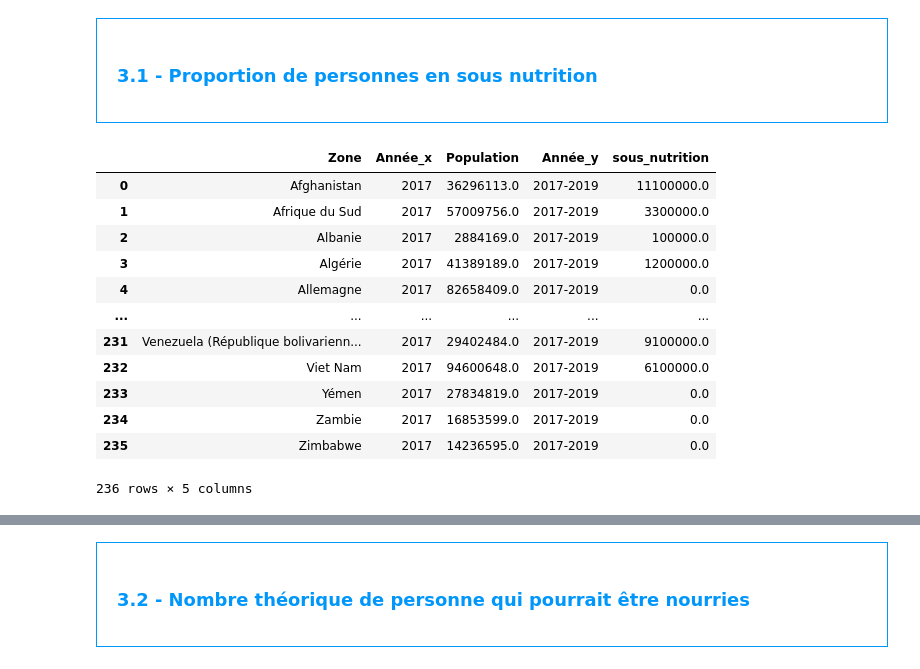
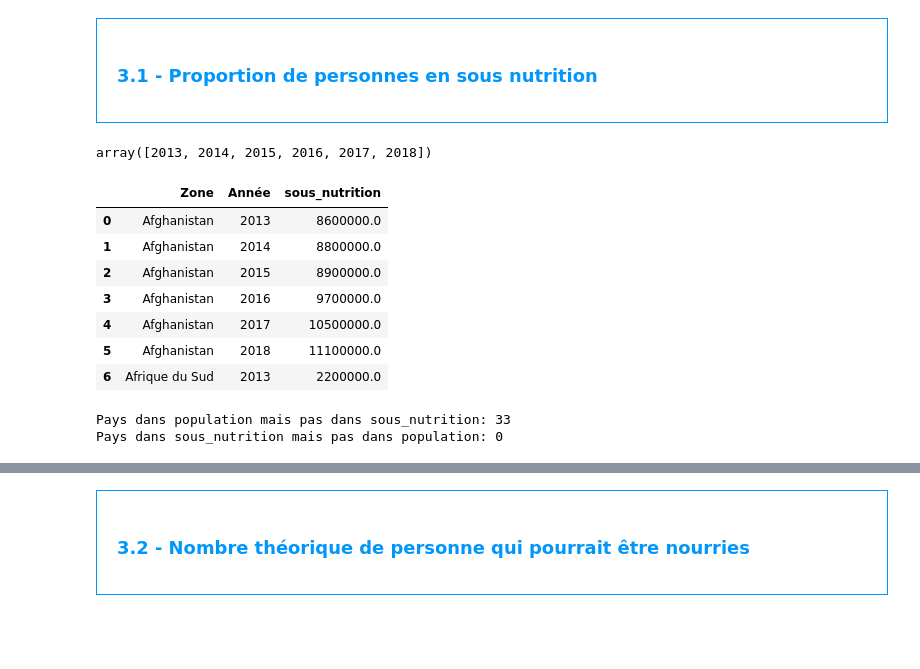
Before and after one commit to ziedbelhocine/Cours-OC, a Jupyter notebook: Data_Analyst/Projet_4/Template+Julien+V2.ipynb, the cells around one changed output, grey strips where cells are left out. Saved outputs shown, nothing was run; the diff lists cells and outputs as text; code cells hidden in the pictures; blank space fills up the shorter version.

```diff
--- a/Data_Analyst/Projet_4/Template+Julien+V2.ipynb
+++ b/Data_Analyst/Projet_4/Template+Julien+V2.ipynb
@@ -269,7 +249,7 @@ Name: Valeur, Length: 1218, dtype: float64
 sous_nutrition.rename(columns={'Valeur': 'sous_nutrition'}, inplace=True)
 # %%
 #Multiplication de la colonne sous_nutrition par 1000000
-sous_nutrition['sous_nutrition'] *= 1000000
+sous_nutrition['sous_nutrition'] *= (10**6)
 # %%
 #Afficher les 5 premières lignes de la table
 sous_nutrition.head()
@@ -286,9 +266,24 @@ sous_nutrition.head()
 </div>
 # %%
 # Il faut tout d'abord faire une jointure entre la table population et la table sous nutrition, en ciblant l'année 2017
-# création d'un dataset population pour 2017
-population_2017 = population.loc[population['Année'] == 2017]
-# création d'un dataset sous_nutrition pour 2017
-sous_nutrition_2017 = sous_nutrition.loc[sous_nutrition['Année'] == "2017-2019"]
-# jointure entre les deux datasets crées
-proportion_sous_nutrition_2017 = pd.merge(population_2017, sous_nutrition_2017, on='Zone', how="left").fillna(0)
+# On va préparer le Dataframe sous_nutrition en modifiant la colonne année
+intervalles_annees = sous_nutrition['Année'].unique()
+intervalles_annees
+# On s'assure qu'il n'y a que des intervalles de 3 ans dans le Dataframe
+# %% [output]
+array([2013, 2014, 2015, 2016, 2017, 2018])
+# %%
+sous_nutrition['Année'] = sous_nutrition['Année'].str.split('-',expand=True)[0].astype(int) + 1
+# On récupère la première année de chaque cellule de la colonne 'Année' à laquelle on ajoute 1 pour obtenir l'année voulue (ex : 2016-2018 devient 2017 en int en plus !)
+# %%
+# On vérifie le dataset
+sous_nutrition.head(7)
+# %% [output]
+|  | Zone | Année | sous_nutrition |
+| 0 | Afghanistan | 2013 | 8600000.0 |
+| 1 | Afghanistan | 2014 | 8800000.0 |
+| 2 | Afghanistan | 2015 | 8900000.0 |
+| 3 | Afghanistan | 2016 | 9700000.0 |
+| 4 | Afghanistan | 2017 | 10500000.0 |
+| 5 | Afghanistan | 2018 | 11100000.0 |
+| 6 | Afrique du Sud | 2013 | 2200000.0 |
@@ -294,0 +295,10 @@ proportion_sous_nutrition_2017 = pd.merge(population_2017, sous_nutrition_2017,
+# %%
+# On vérifie que les deux colonnes 'Zone' ont bien les mêmes données :
+manquants_sous_nutrition = population_2017[~population_2017['Zone'].isin(sous_nutrition_2017['Zone'])]
+# On cherche les pays qui ne sont PAS présents grâce à '~'.
+manquants_population = sous_nutrition_2017[~sous_nutrition_2017['Zone'].isin(population_2017['Zone'])]
+print(f"Pays dans population mais pas dans sous_nutrition: {len(manquants_sous_nutrition)}")
+print(f"Pays dans sous_nutrition mais pas dans population: {len(manquants_population)}")
+# %% [output]
+Pays dans population mais pas dans sous_nutrition: 33
+Pays dans sous_nutrition mais pas dans population: 0
@@ -295,16 +311,3 @@ proportion_sous_nutrition_2017 = pd.merge(population_2017, sous_nutrition_2017,
 # %%
-proportion_sous_nutrition_2017
+#Remplacement des NaN par des 0
+proportion_sous_nutrition_2017.fillna(0, inplace=True)
-# %% [output]
-|  | Zone | Année_x | Population | Année_y | sous_nutrition |
-| 0 | Afghanistan | 2017 | 36296113.0 | 2017-2019 | 11100000.0 |
-| 1 | Afrique du Sud | 2017 | 57009756.0 | 2017-2019 | 3300000.0 |
-| 2 | Albanie | 2017 | 2884169.0 | 2017-2019 | 100000.0 |
-| 3 | Algérie | 2017 | 41389189.0 | 2017-2019 | 1200000.0 |
-| 4 | Allemagne | 2017 | 82658409.0 | 2017-2019 | 0.0 |
-| ... | ... | ... | ... | ... | ... |
-| 231 | Venezuela (République bolivarienn... | 2017 | 29402484.0 | 2017-2019 | 9100000.0 |
-| 232 | Viet Nam | 2017 | 94600648.0 | 2017-2019 | 6100000.0 |
-| 233 | Yémen | 2017 | 27834819.0 | 2017-2019 | 0.0 |
-| 234 | Zambie | 2017 | 16853599.0 | 2017-2019 | 0.0 |
-| 235 | Zimbabwe | 2017 | 14236595.0 | 2017-2019 | 0.0 |
-236 rows × 5 columns
```
Also changed, not shown: parts of 52 cells of this notebook, 2 other files.
